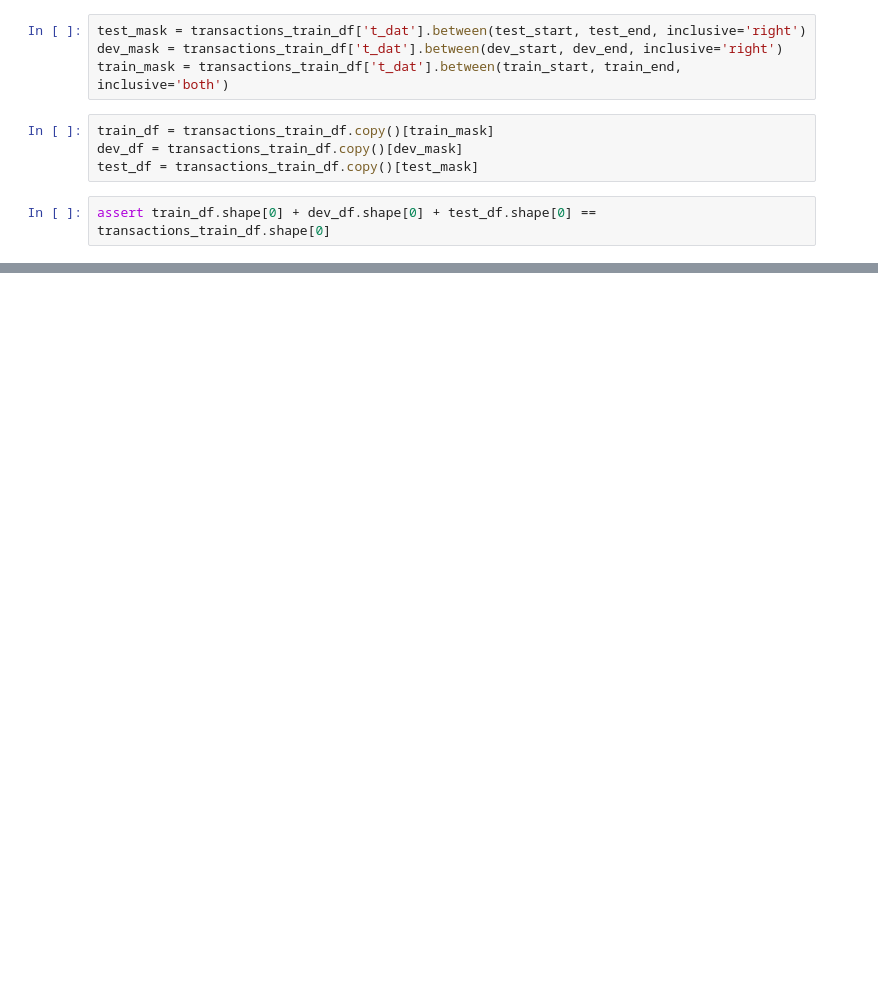
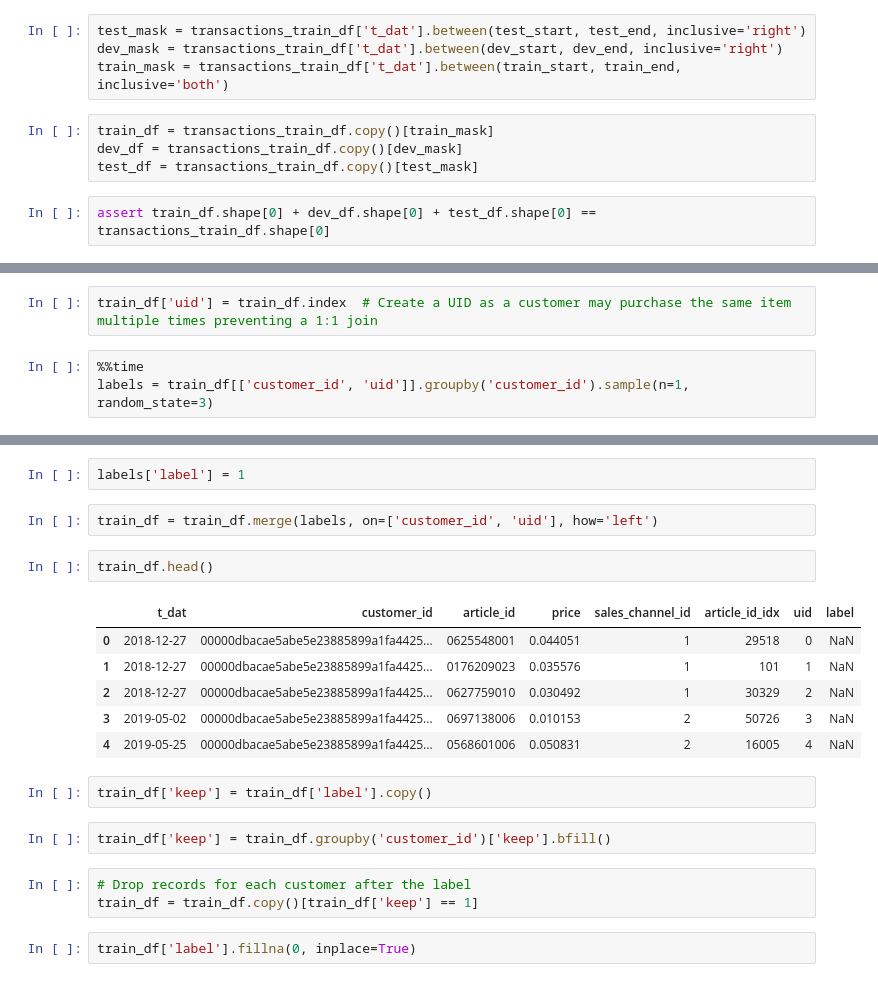
Before and after one commit to stevieg3/fashion-recommendations, a Jupyter notebook: notebooks/02-Data split.ipynb, the cells around one changed output, grey strips where cells are left out. Cells and saved outputs as stored; diff of their text form; blank space fills up the shorter version.

```diff
--- a/notebooks/02-Data split.ipynb
+++ b/notebooks/02-Data split.ipynb
@@ -83,0 +135,5 @@ test_df.to_parquet('data/splits/test.parquet', index=False)
+# %%
+train_df['uid'] = train_df.index  # Create a UID as a customer may purchase the same item multiple times preventing a 1:1 join
+# %%
+%%time
+labels = train_df[['customer_id', 'uid']].groupby('customer_id').sample(n=1, random_state=3)
@@ -83,0 +152,22 @@ test_df.to_parquet('data/splits/test.parquet', index=False)
+# %%
+labels['label'] = 1
+# %%
+train_df = train_df.merge(labels, on=['customer_id', 'uid'], how='left')
+# %%
+train_df.head()
+# %% [output]
+|  | t_dat | customer_id | article_id | price | sales_channel_id | article_id_idx | uid | label |
+| 0 | 2018-12-27 | 00000dbacae5abe5e23885899a1fa4425... | 0625548001 | 0.044051 | 1 | 29518 | 0 | NaN |
+| 1 | 2018-12-27 | 00000dbacae5abe5e23885899a1fa4425... | 0176209023 | 0.035576 | 1 | 101 | 1 | NaN |
+| 2 | 2018-12-27 | 00000dbacae5abe5e23885899a1fa4425... | 0627759010 | 0.030492 | 1 | 30329 | 2 | NaN |
+| 3 | 2019-05-02 | 00000dbacae5abe5e23885899a1fa4425... | 0697138006 | 0.010153 | 2 | 50726 | 3 | NaN |
+| 4 | 2019-05-25 | 00000dbacae5abe5e23885899a1fa4425... | 0568601006 | 0.050831 | 2 | 16005 | 4 | NaN |
+# %%
+train_df['keep'] = train_df['label'].copy()
+# %%
+train_df['keep'] = train_df.groupby('customer_id')['keep'].bfill()
+# %%
+# Drop records for each customer after the label
+train_df = train_df.copy()[train_df['keep'] == 1]
+# %%
+train_df['label'].fillna(0, inplace=True)
```
Also changed, not shown: parts of 58 cells of this notebook.
